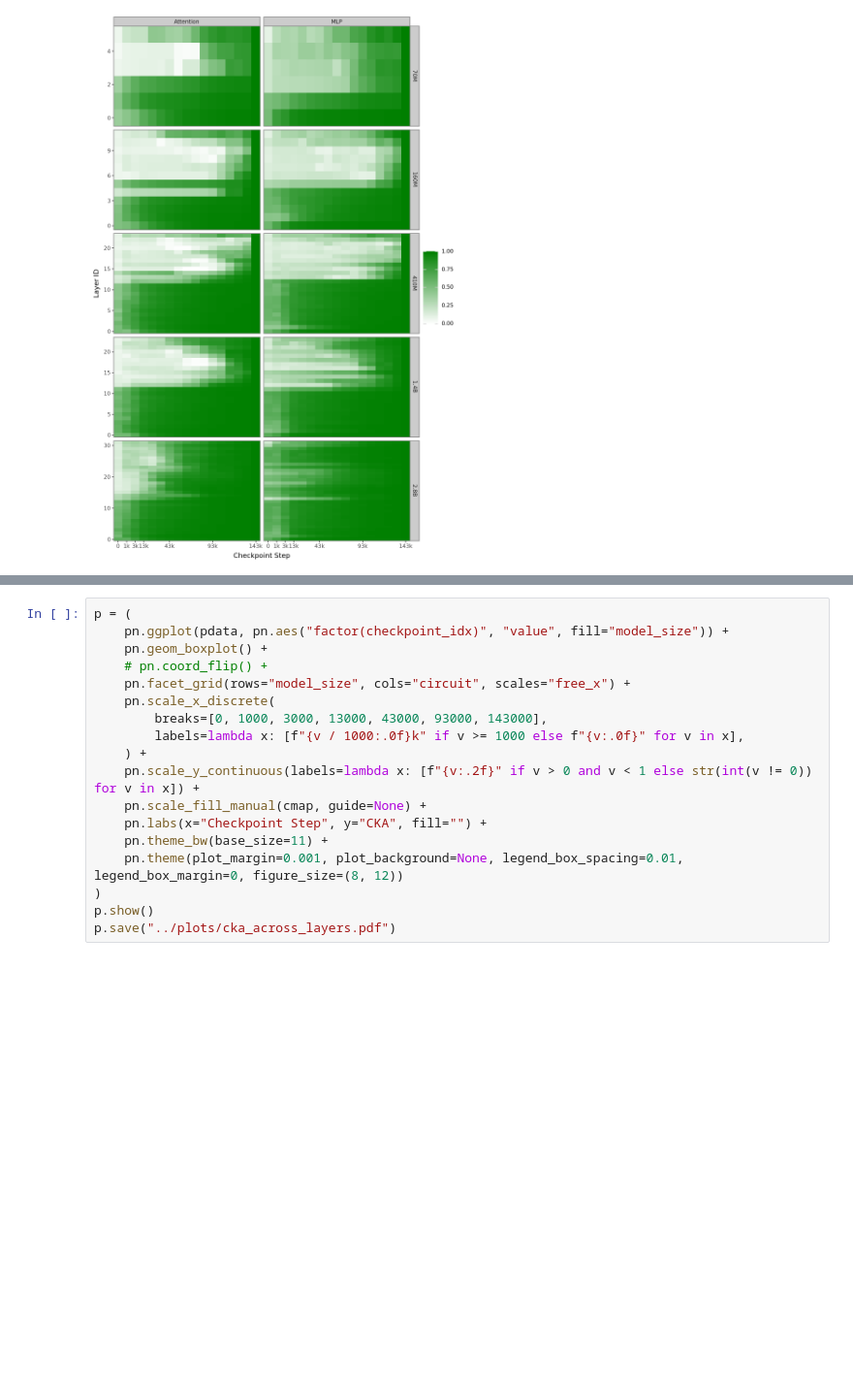
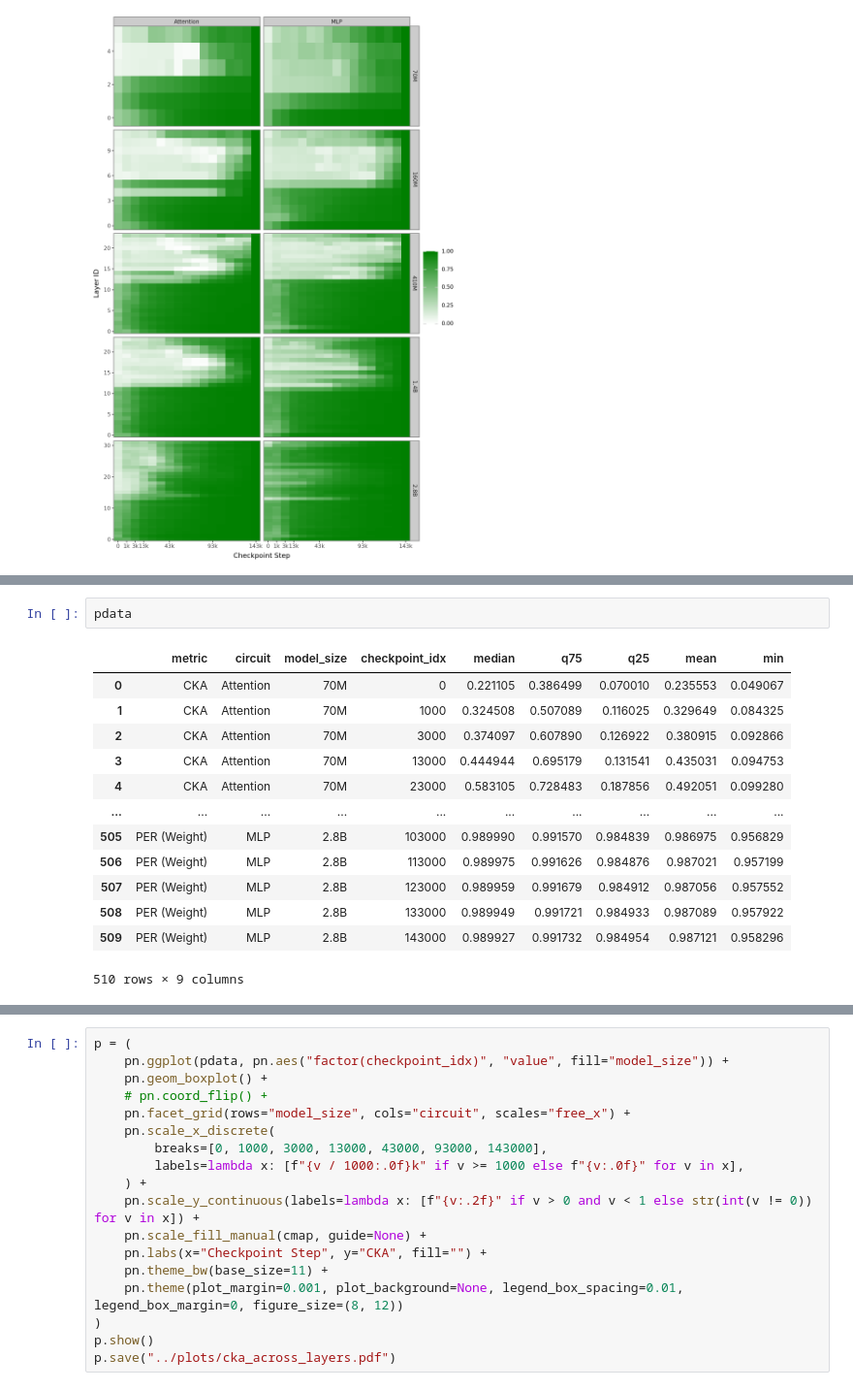
Before and after one commit to biancaganescu/pretraining-playground, a Jupyter notebook: notebooks/analysis__metric_plots_pietro.ipynb, the cells around one changed output, grey strips where cells are left out. Shown at 97% size. Cells and saved outputs as stored; diff of their text form; blank space fills up the shorter version.

```diff
--- a/notebooks/analysis__metric_plots_pietro.ipynb
+++ b/notebooks/analysis__metric_plots_pietro.ipynb
@@ -182,0 +259,16 @@ p.save("../plots/cka_full_heat.pdf")
+# %%
+pdata
+# %% [output]
+|  | metric | circuit | model_size | checkpoint_idx | median | q75 | q25 | mean | min |
+| 0 | CKA | Attention | 70M | 0 | 0.221105 | 0.386499 | 0.070010 | 0.235553 | 0.049067 |
+| 1 | CKA | Attention | 70M | 1000 | 0.324508 | 0.507089 | 0.116025 | 0.329649 | 0.084325 |
+| 2 | CKA | Attention | 70M | 3000 | 0.374097 | 0.607890 | 0.126922 | 0.380915 | 0.092866 |
+| 3 | CKA | Attention | 70M | 13000 | 0.444944 | 0.695179 | 0.131541 | 0.435031 | 0.094753 |
+| 4 | CKA | Attention | 70M | 23000 | 0.583105 | 0.728483 | 0.187856 | 0.492051 | 0.099280 |
+| ... | ... | ... | ... | ... | ... | ... | ... | ... | ... |
+| 505 | PER (Weight) | MLP | 2.8B | 103000 | 0.989990 | 0.991570 | 0.984839 | 0.986975 | 0.956829 |
+| 506 | PER (Weight) | MLP | 2.8B | 113000 | 0.989975 | 0.991626 | 0.984876 | 0.987021 | 0.957199 |
+| 507 | PER (Weight) | MLP | 2.8B | 123000 | 0.989959 | 0.991679 | 0.984912 | 0.987056 | 0.957552 |
+| 508 | PER (Weight) | MLP | 2.8B | 133000 | 0.989949 | 0.991721 | 0.984933 | 0.987089 | 0.957922 |
+| 509 | PER (Weight) | MLP | 2.8B | 143000 | 0.989927 | 0.991732 | 0.984954 | 0.987121 | 0.958296 |
+510 rows × 9 columns
```
Also changed, not shown: parts of 5 cells of this notebook.
